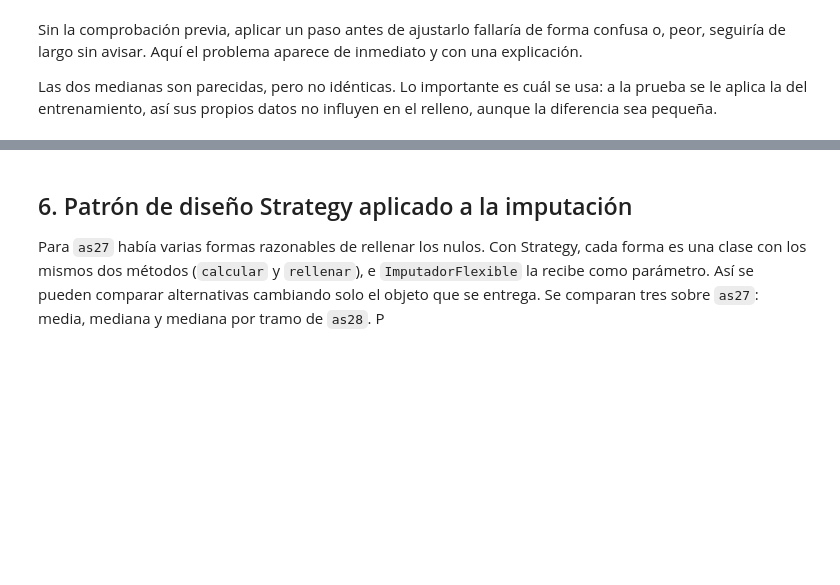
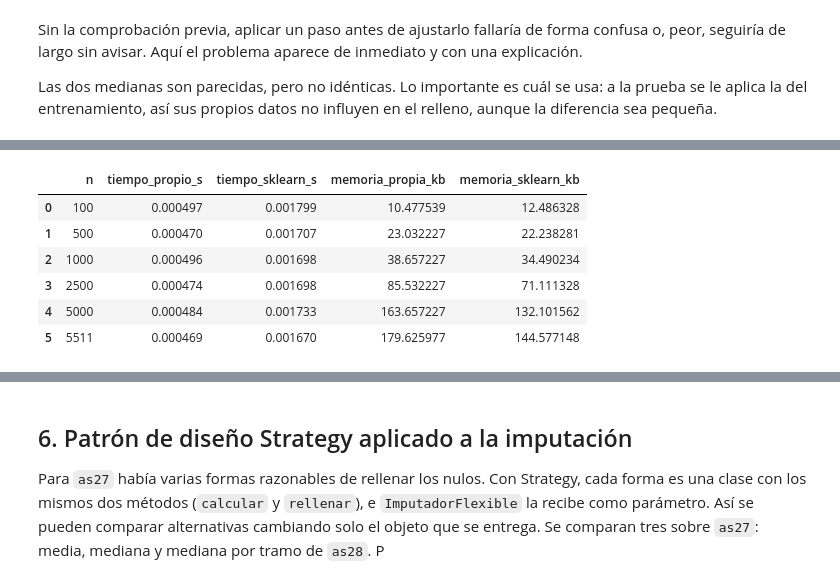
Before and after one commit to fdiaztoro/proyecto-grupo4-mcdi500, a Jupyter notebook: F3/notebooks/S2_F3_NucleoAlgoritmico_Eficiencia_POO.ipynb, the cells around one changed output, grey strips where cells are left out. Saved outputs shown, nothing was run; the diff lists cells and outputs as text; code cells hidden in the pictures; blank space fills up the shorter version.

Commit message:
feat: agrega codificacion, escalamiento y evaluacion de eficiencia

```diff
--- a/F3/notebooks/S2_F3_NucleoAlgoritmico_Eficiencia_POO.ipynb
+++ b/F3/notebooks/S2_F3_NucleoAlgoritmico_Eficiencia_POO.ipynb
@@ -235,0 +615,19 @@ datos no influyen en el relleno, aunque la diferencia sea pequeña.
+# %%
+def escalar_propio(df, columna):
+    escalador = EscaladorEstandar(columna)
+
+    return escalador.ajustar_transformar(
+        df[[columna]].copy()
+    )
+
+
+def escalar_sklearn(df, columna):
+    escalador = StandardScaler()
+
+    resultado = df[[columna]].copy()
+
+    resultado[columna] = escalador.fit_transform(
+        resultado[[columna]]
+    ).ravel()
+
+    return resultado
@@ -235,0 +674,53 @@ datos no influyen en el relleno, aunque la diferencia sea pequeña.
+# %%
+tamanos = [100, 500, 1000, 2500, 5000, len(imputado)]
+
+resultados_escalamiento = []
+
+for n in tamanos:
+    muestra = imputado[["Edad"]].iloc[:n].copy()
+
+    tiempo_propio, _ = medir_tiempo(
+        escalar_propio,
+        muestra,
+        "Edad"
+    )
+
+    tiempo_sklearn, _ = medir_tiempo(
+        escalar_sklearn,
+        muestra,
+        "Edad"
+    )
+
+    memoria_propia, _ = medir_memoria(
+        escalar_propio,
+        muestra,
+        "Edad"
+    )
+
+    memoria_sklearn, _ = medir_memoria(
+        escalar_sklearn,
+        muestra,
+        "Edad"
+    )
+
+    resultados_escalamiento.append({
+        "n": n,
+        "tiempo_propio_s": tiempo_propio,
+        "tiempo_sklearn_s": tiempo_sklearn,
+        "memoria_propia_kb": memoria_propia / 1024,
+        "memoria_sklearn_kb": memoria_sklearn / 1024,
+    })
+
+resultados_escalamiento = pd.DataFrame(
+    resultados_escalamiento
+)
+
+resultados_escalamiento
+# %% [output]
+|  | n | tiempo_propio_s | tiempo_sklearn_s | memoria_propia_kb | memoria_sklearn_kb |
+| 0 | 100 | 0.000497 | 0.001799 | 10.477539 | 12.486328 |
+| 1 | 500 | 0.000470 | 0.001707 | 23.032227 | 22.238281 |
+| 2 | 1000 | 0.000496 | 0.001698 | 38.657227 | 34.490234 |
+| 3 | 2500 | 0.000474 | 0.001698 | 85.532227 | 71.111328 |
+| 4 | 5000 | 0.000484 | 0.001733 | 163.657227 | 132.101562 |
+| 5 | 5511 | 0.000469 | 0.001670 | 179.625977 | 144.577148 |
```
Also changed, not shown: parts of 42 cells of this notebook, 2 other files.
